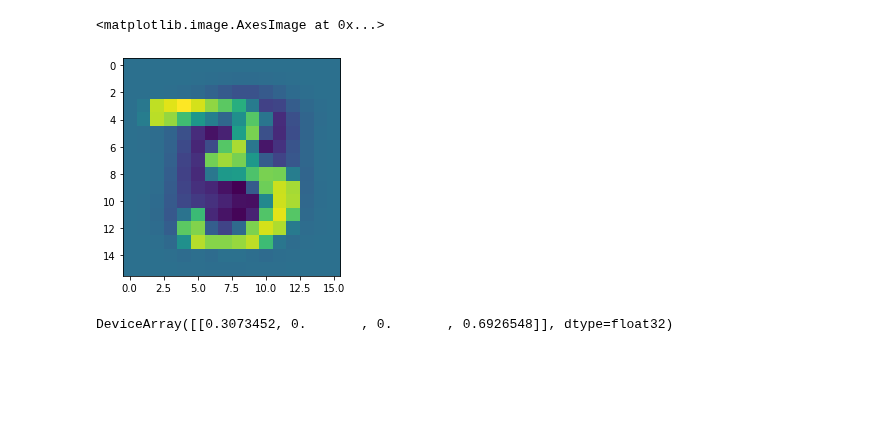
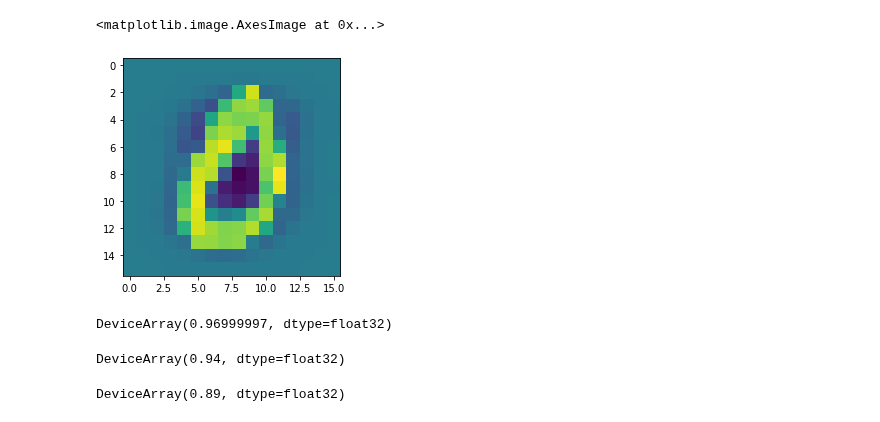
Before and after one commit to haimengzhao/quantum-fed-infer, a Jupyter notebook: test.ipynb, the cells around one changed output. Drawn from its saved outputs; the diff is of its cells as text; code cells hidden in the pictures; blank space fills up the shorter version.

Commit message:
one-hot, softmax, test

```diff
--- a/test.ipynb
+++ b/test.ipynb
@@ -19,19 +19,23 @@ os.environ["TF_FORCE_GPU_ALLOW_GROWTH"]="true"
 # %%
 n = 8
-n_node = 3
+n_node = 8
 # %%
 K = tc.set_backend('jax')
 # %%
 # numpy data
 (x_train, y_train), (x_test, y_test) = tf.keras.datasets.mnist.load_data()
+ind = y_test == 9
+x_test, y_test = x_test[~ind], y_test[~ind]
 x_train = x_train / 255.0
 mean = jnp.mean(x_train, axis=0)
 x_train = x_train - mean
+x_test = x_test / 255.0
+x_test = x_test - mean
 
 
 def filter_pair(x, y, a, b):
     keep = (y == a) | (y == b)
     x, y = x[keep], y[keep]
-    y = y == a
+    y = jax.nn.one_hot(y, n_node)
     return x, y
 # %%
@@ -193,16 +351,18 @@ def pred_comb(params, x, k):
     return pred_prob
 # %%
-i = 3
+i = 37
 x_train_node, y_train_node = filter_pair(x_train, y_train, 0, 2 + 1)
 x_train_small = tf.image.resize(x_train_node[..., tf.newaxis], (int(2**(n/2)), int(2**(n/2)))).numpy()[..., 0].reshape(-1, 2**n)
 x_train_small = x_train_small / jnp.sqrt(jnp.sum(x_train_small**2, axis=-1, keepdims=True))
 plt.imshow(x_train_small[i].reshape(16, 16))
 # %% [output]
 <matplotlib.image.AxesImage at 0x...>
-[figure, old version]
+[figure, new version]
-# %%
-pred_comb(params_list, x_train_small[i].reshape(1, -1), k)
-# %% [output]
-DeviceArray([[0.3073452, 0.       , 0.       , 0.6926548]], dtype=float32)
 # %%
-jnp.mean(jnp.argmax(pred_comb(params_list, x_train_small, k), axis=-1)==(1-y_train_node[:1000])*3)
+jnp.mean(pred_comb(params_list, x_train_small[:100], k, d_mode='GMM').argmax(axis=-1) == y_train_node[:100].argmax(axis=-1))
+# %% [output]
+DeviceArray(0.96999997, dtype=float32)
+# %%
+jnp.mean(pred_comb(params_list, x_train_small[:100], k, d_mode='DM').argmax(axis=-1) == y_train_node[:100].argmax(axis=-1))
+# %% [output]
+DeviceArray(0.94, dtype=float32)
@@ -208,0 +372,4 @@ jnp.mean(jnp.argmax(pred_comb(params_list, x_train_small, k), axis=-1)==(1-y_tra
+# %%
+jnp.mean(pred_comb(params_list, x_test[:100], k, d_mode='GMM').argmax(axis=-1) == y_test[:100])
+# %% [output]
+DeviceArray(0.89, dtype=float32)
```
Also changed, not shown: parts of 11 cells of this notebook.
